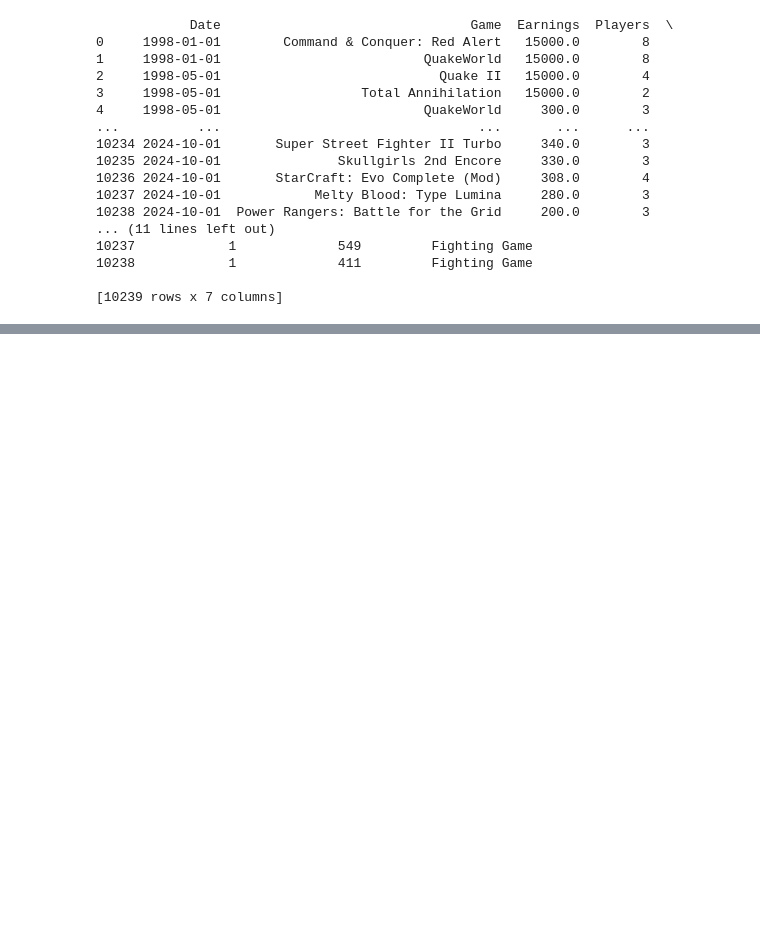
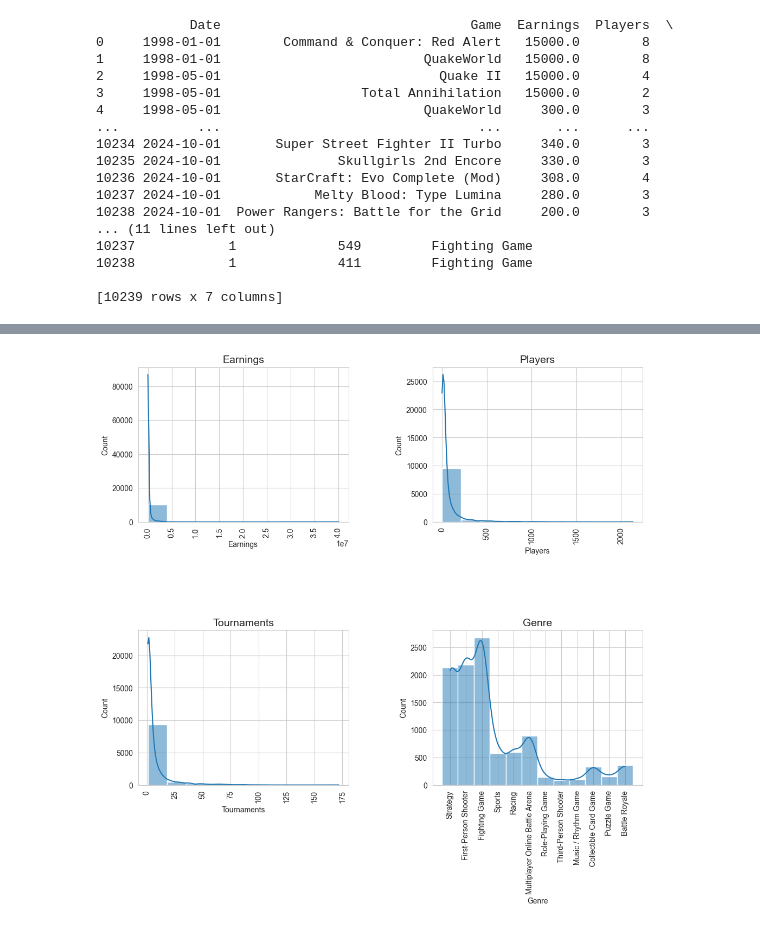
Before and after one commit to AndreasL85/pyprojektarbete, a Jupyter notebook: esports.ipynb, the cells around one changed output, grey strips where cells are left out. Saved outputs shown, nothing was run; the diff lists cells and outputs as text; code cells hidden in the pictures; blank space fills up the shorter version.

```diff
--- a/esports.ipynb
+++ b/esports.ipynb
@@ -45,0 +159,11 @@ data.to_csv("new_data.csv", index = False)
+# %%
+fig, axes = plt.subplots(2, 2, figsize=(12, 10))
+fig.subplots_adjust(hspace=0.7, wspace=0.4)
+
+columns_to_plot = [ "Earnings", "Players", "Tournaments", "Genre"]
+for ax, col in zip(axes.flat, columns_to_plot):
+    sns.histplot(data[col], bins=10, kde=True, ax=ax)
+    ax.set_title(col, fontsize=14)
+    ax.tick_params(axis="x", labelrotation=90, labelsize=10)
+# %% [output]
+[figure, added]
```
Also changed, not shown: parts of 9 cells of this notebook.
